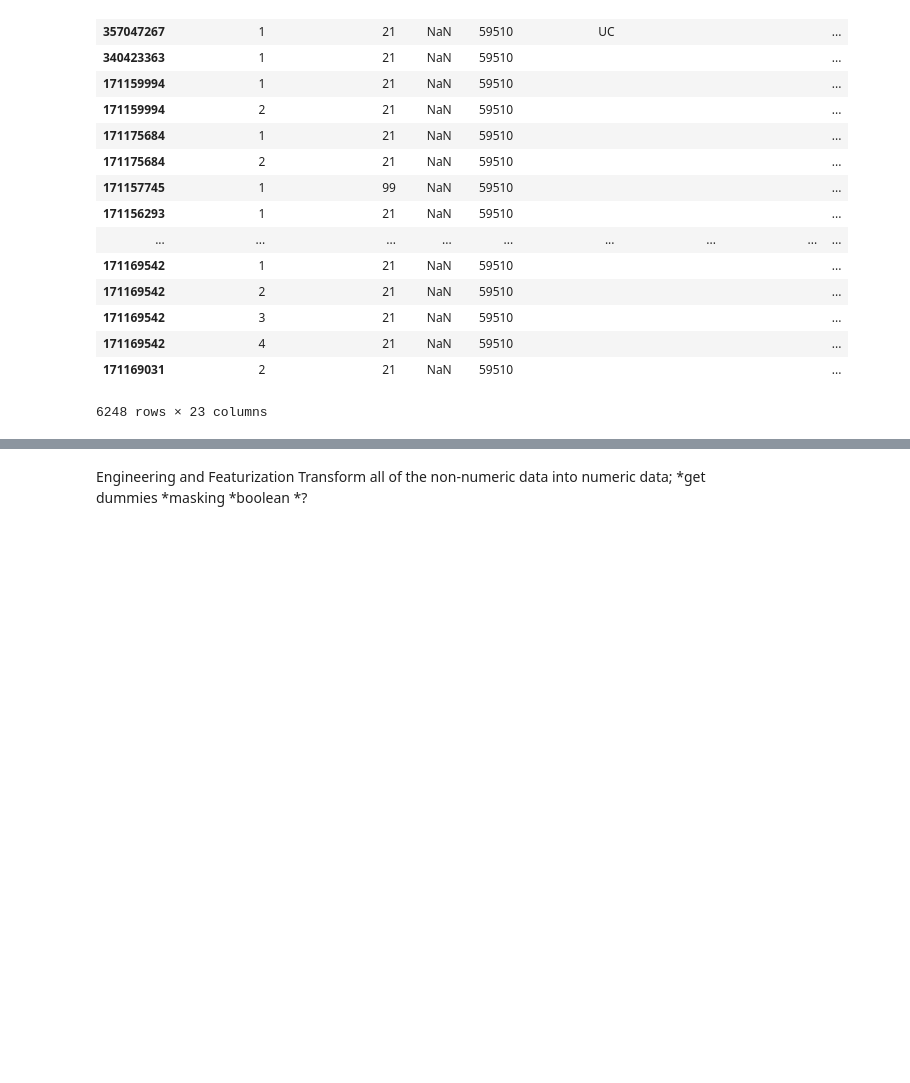
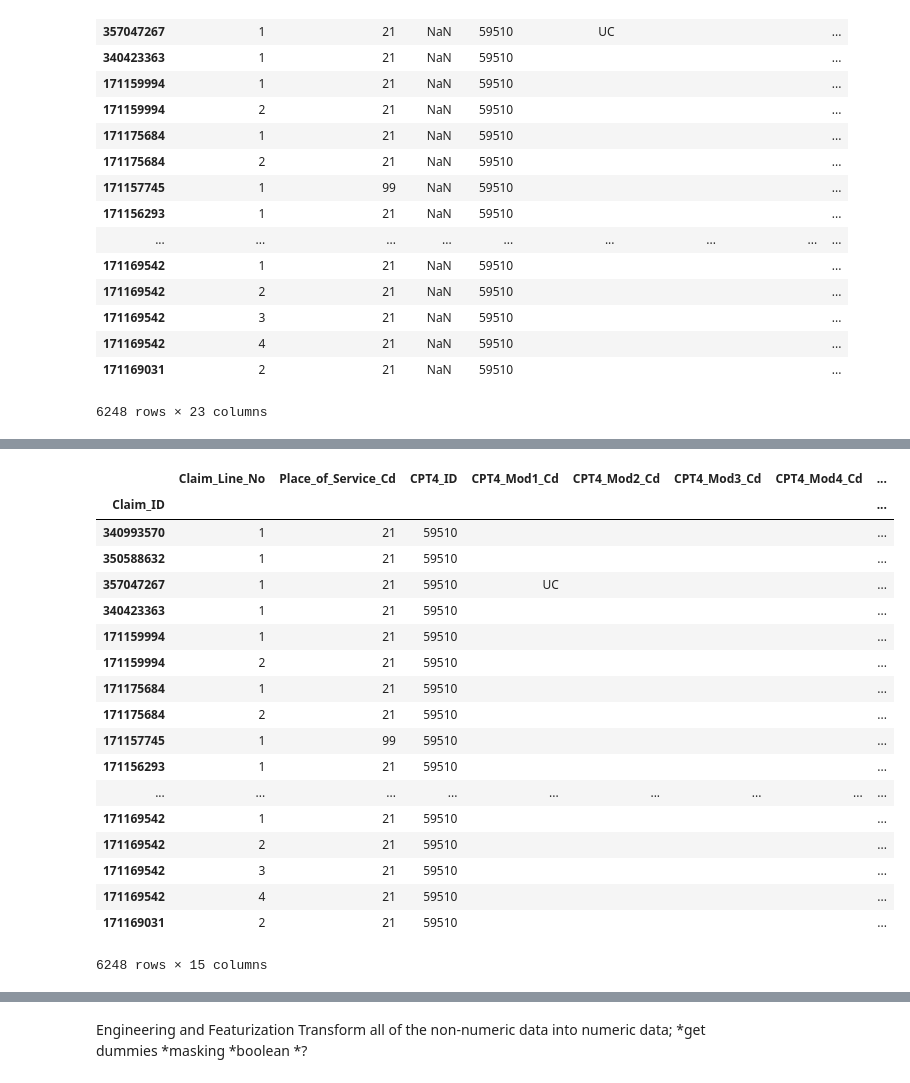
Before and after one commit to jlhewitt/Healthcare-Claim-Analysis, a Jupyter notebook: Save_For_Later/Data_Pipeline.ipynb, the cells around one changed output, grey strips where cells are left out. Drawn from its saved outputs; the diff is of its cells as text; code cells hidden in the pictures; blank space fills up the shorter version.

```diff
--- a/Save_For_Later/Data_Pipeline.ipynb
+++ b/Save_For_Later/Data_Pipeline.ipynb
@@ -190,0 +207,24 @@ medical_line_edited
+# %%
+#Remove Columns that are redundant (i.e. descriptive of another column in the table) or contain only one value
+edited_caesarian_df = caesarian_df2.drop(['Dental_Flag', 'Units', 'Rev_Cd', 'NDC_Cd', 'ER_Flag', 'Service_Start_Year', 'Unit_Of_Measure_Desc', 'Unit_Of_Measure_Cd'], axis=1)
+edited_caesarian_df
+# %% [output]
+|  | Claim_Line_No | Place_of_Service_Cd | CPT4_ID | CPT4_Mod1_Cd | CPT4_Mod2_Cd | CPT4_Mod3_Cd | CPT4_Mod4_Cd | ... |
+| Claim_ID |  |  |  |  |  |  |  | ... |
+| 340993570 | 1 | 21 | 59510 |  |  |  |  | ... |
+| 350588632 | 1 | 21 | 59510 |  |  |  |  | ... |
+| 357047267 | 1 | 21 | 59510 | UC |  |  |  | ... |
+| 340423363 | 1 | 21 | 59510 |  |  |  |  | ... |
+| 171159994 | 1 | 21 | 59510 |  |  |  |  | ... |
+| 171159994 | 2 | 21 | 59510 |  |  |  |  | ... |
+| 171175684 | 1 | 21 | 59510 |  |  |  |  | ... |
+| 171175684 | 2 | 21 | 59510 |  |  |  |  | ... |
+| 171157745 | 1 | 99 | 59510 |  |  |  |  | ... |
+| 171156293 | 1 | 21 | 59510 |  |  |  |  | ... |
+| ... | ... | ... | ... | ... | ... | ... | ... | ... |
+| 171169542 | 1 | 21 | 59510 |  |  |  |  | ... |
+| 171169542 | 2 | 21 | 59510 |  |  |  |  | ... |
+| 171169542 | 3 | 21 | 59510 |  |  |  |  | ... |
+| 171169542 | 4 | 21 | 59510 |  |  |  |  | ... |
+| 171169031 | 2 | 21 | 59510 |  |  |  |  | ... |
+6248 rows × 15 columns
```
Also changed, not shown: parts of 5 cells of this notebook.
